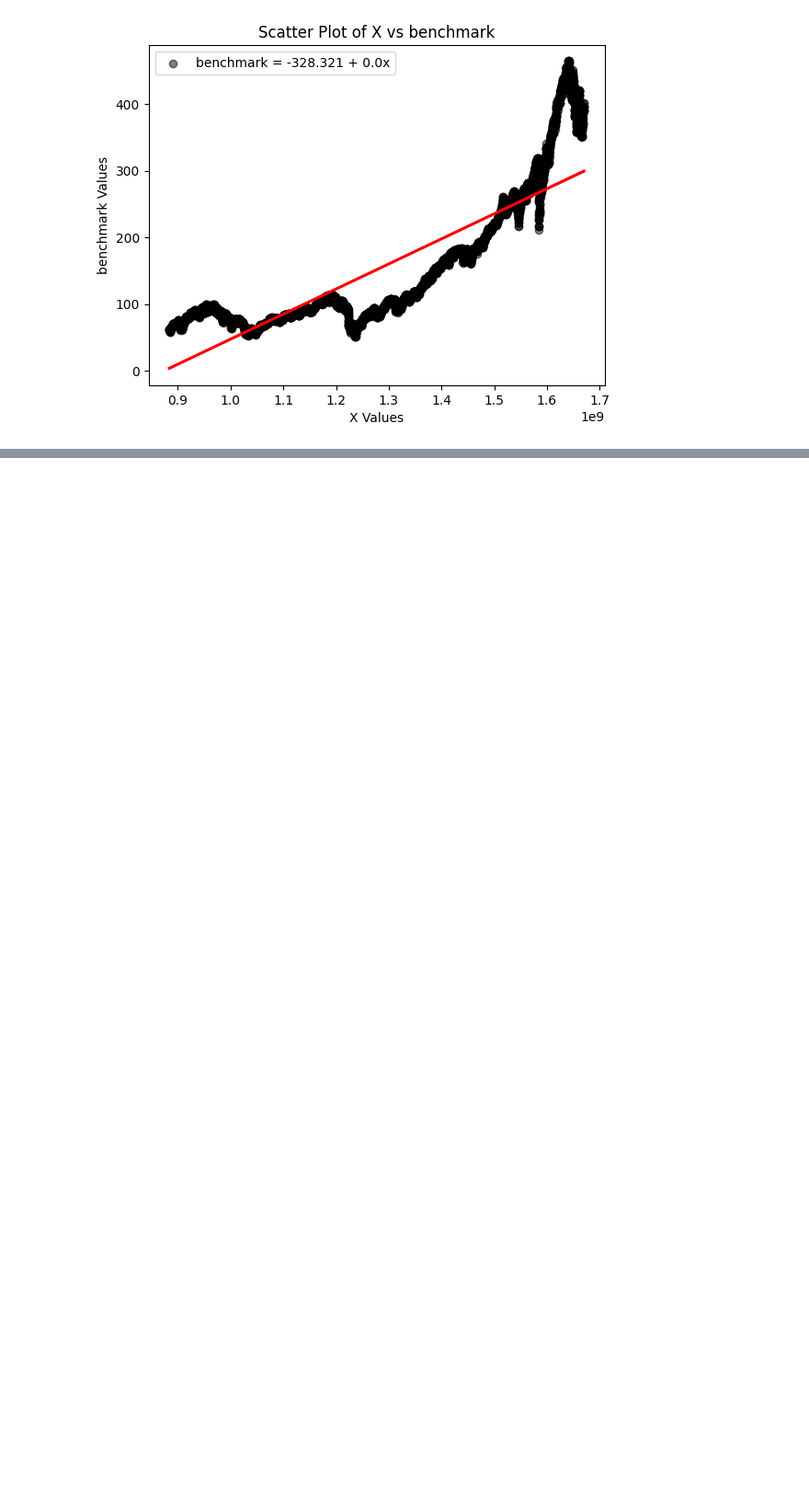
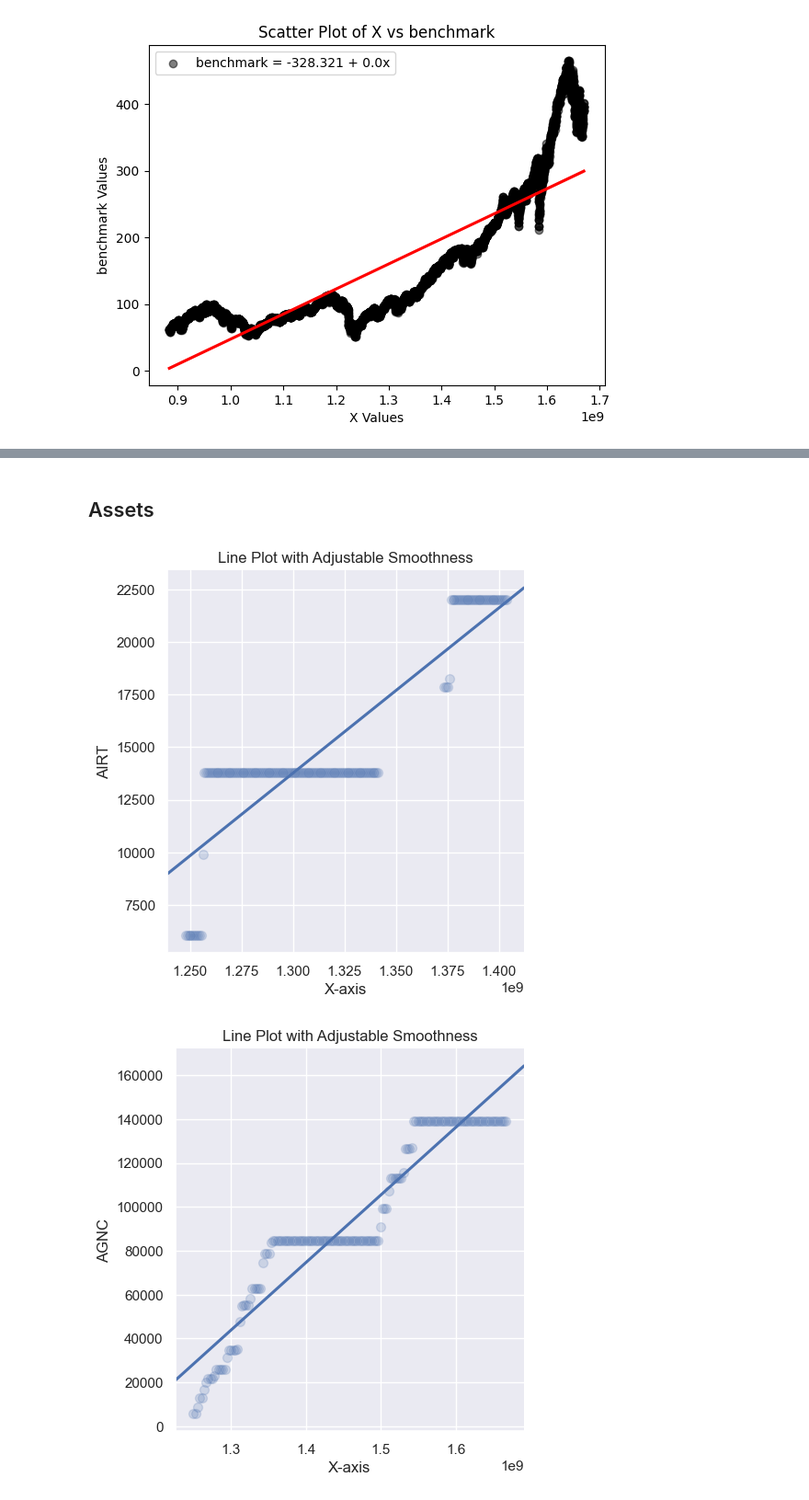
Before and after one commit to ParsaBN/AlgoT_Backtesting, a Jupyter notebook: research.ipynb, the cells around one changed output, grey strips where cells are left out. Shown at 92% size. Saved outputs shown, nothing was run; the diff lists cells and outputs as text; code cells hidden in the pictures; blank space fills up the shorter version.

```diff
--- a/research.ipynb
+++ b/research.ipynb
@@ -216,0 +262,10 @@ plot_line(bench)
+# %% [markdown]
+## Assets
+# %%
+assets = [x for x in data['Charts']['Assets Sales Volume']['Series']]
+# %%
+for asset in assets[:10]:
+    plot_line(data['Charts']['Assets Sales Volume']['Series'][asset]['Values'], asset)
+# %% [output]
+[figure, added]
+[figure, added]
```
Also changed, not shown: parts of 5 cells of this notebook, 2 other files.
